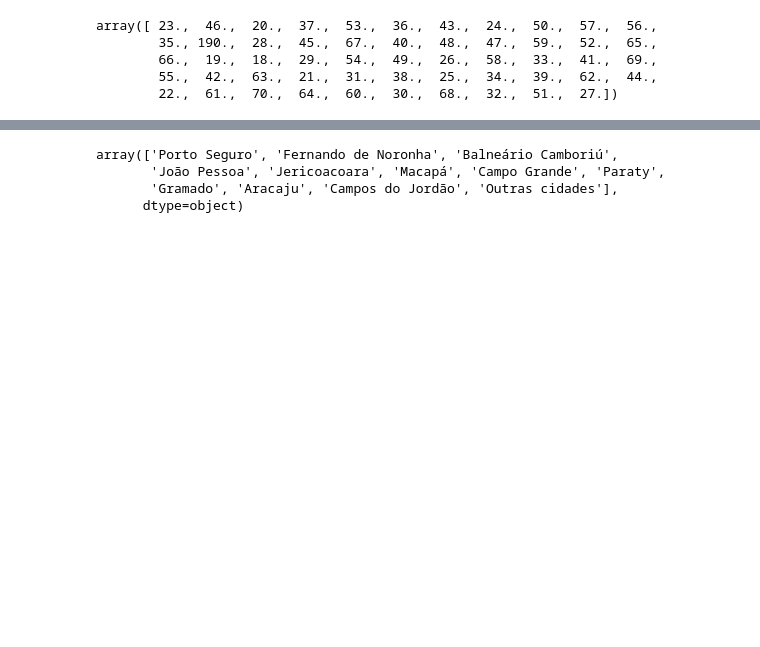
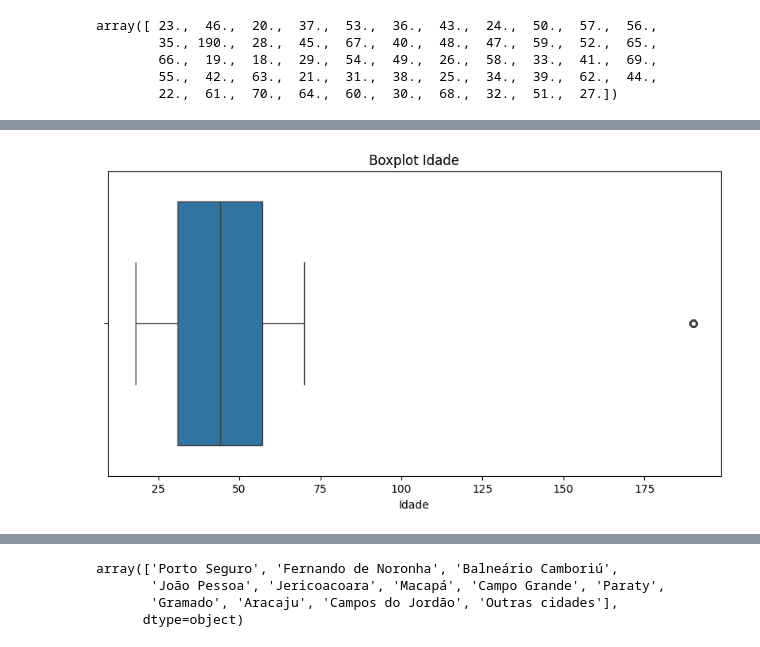
Before and after one commit to PedroMeerholz/viagens-ml, a Jupyter notebook: notebooks/analise_de_dados.ipynb, the cells around one changed output, grey strips where cells are left out. Drawn from its saved outputs; the diff is of its cells as text; code cells hidden in the pictures; blank space fills up the shorter version.

```diff
--- a/notebooks/analise_de_dados.ipynb
+++ b/notebooks/analise_de_dados.ipynb
@@ -249,0 +224,11 @@ df = remove_outliers_iqr(df, num_cols)
+# %%
+def boxplot(x, title):
+    plt.figure(figsize=(10, 5))
+    plt.title(title)
+    sns.boxplot(x=x)
+    plt.show()
+    plt.close()
+# %%
+boxplot(x=df['Idade'], title='Boxplot Idade')
+# %% [output]
+[figure, added]
```
Also changed, not shown: parts of 35 cells of this notebook.
